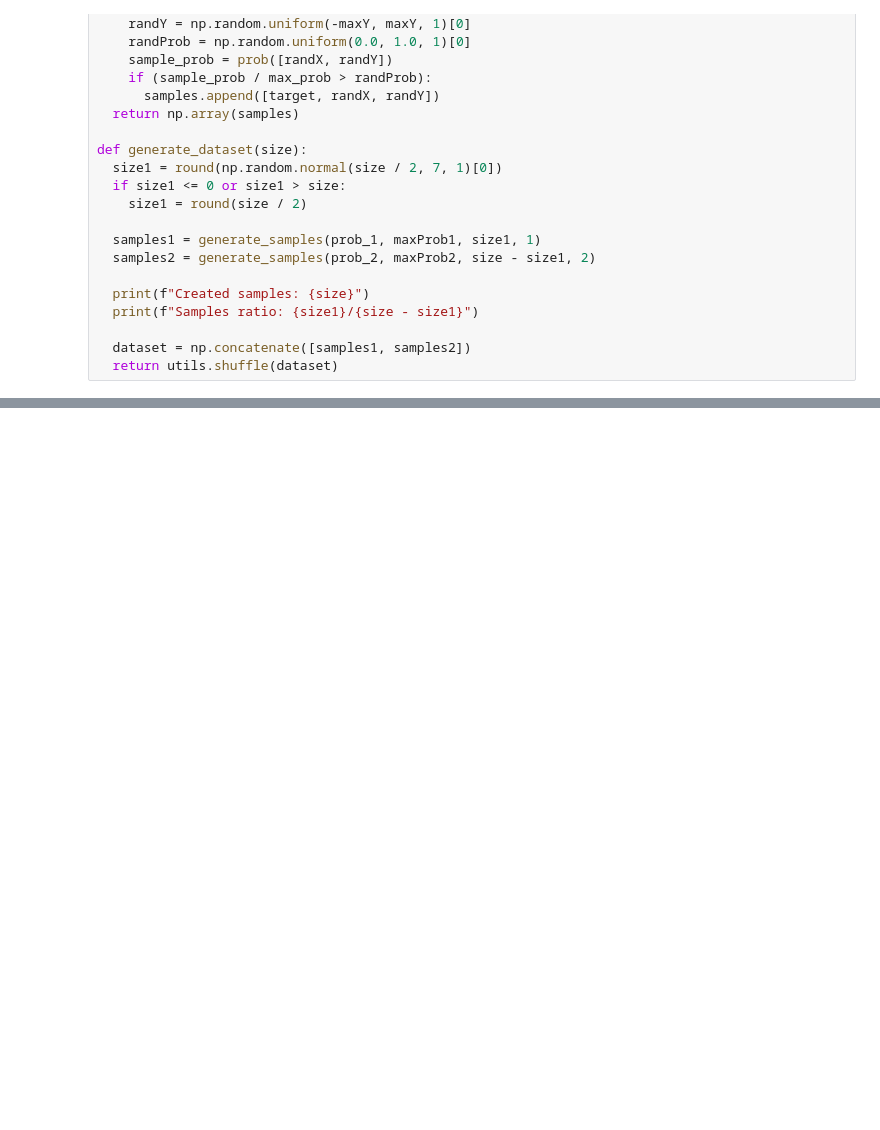
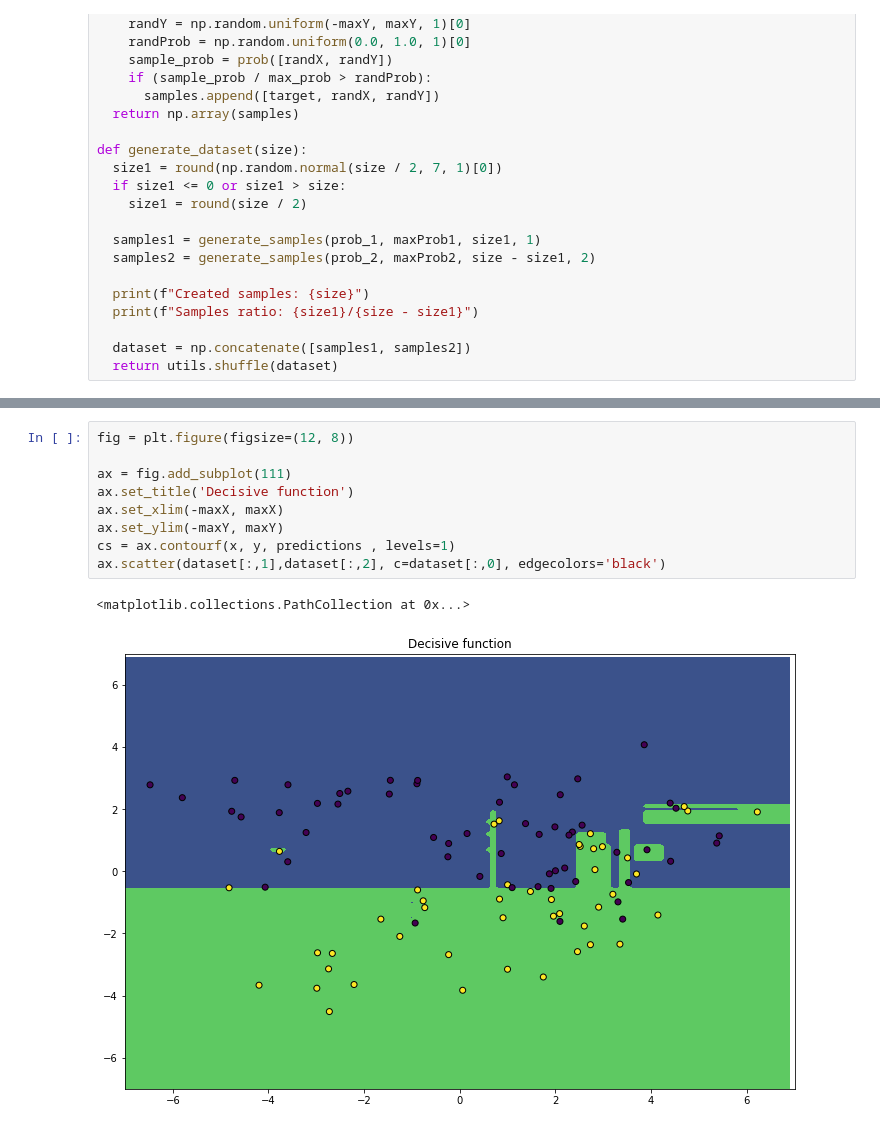
Before and after one commit to pishchev/RGR, a Jupyter notebook: RGR.ipynb, the cells around one changed output, grey strips where cells are left out. Saved outputs shown, nothing was run; the diff lists cells and outputs as text; blank space fills up the shorter version.

Commit message:
Decisive function

```diff
--- a/RGR.ipynb
+++ b/RGR.ipynb
@@ -112,0 +122,12 @@ clf = RandomForestClassifier(n_estimators=n_estimators, random_state=0)
+# %%
+fig = plt.figure(figsize=(12, 8))
+
+ax = fig.add_subplot(111)
+ax.set_title('Decisive function')
+ax.set_xlim(-maxX, maxX)
+ax.set_ylim(-maxY, maxY)
+cs = ax.contourf(x, y, predictions , levels=1)
+ax.scatter(dataset[:,1],dataset[:,2], c=dataset[:,0], edgecolors='black')
+# %% [output]
+<matplotlib.collections.PathCollection at 0x...>
+[figure, added]
```
Also changed, not shown: parts of 6 cells of this notebook.
